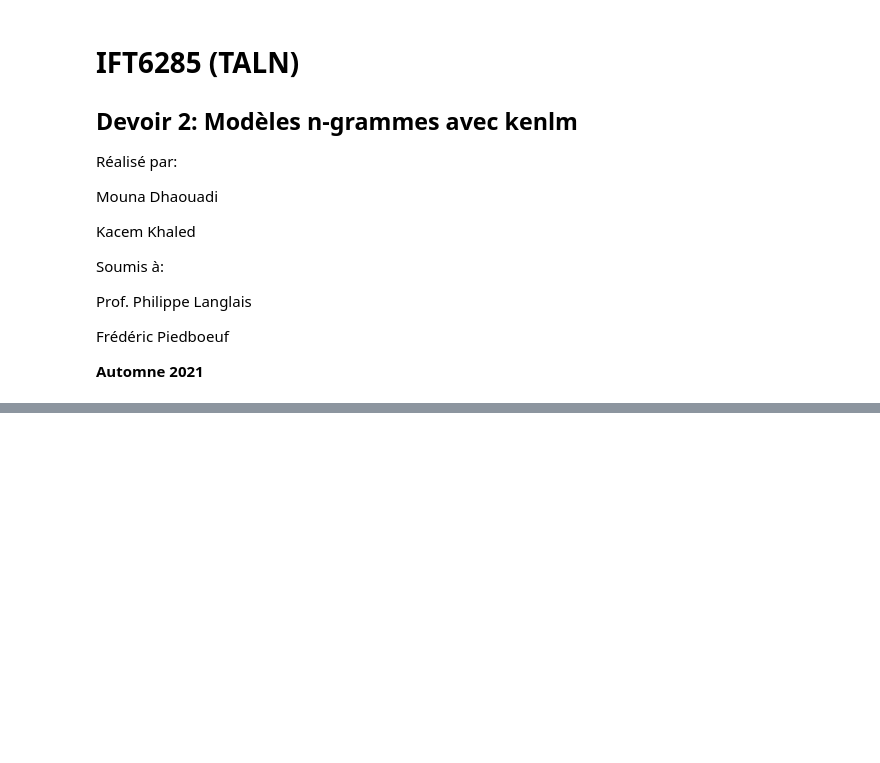
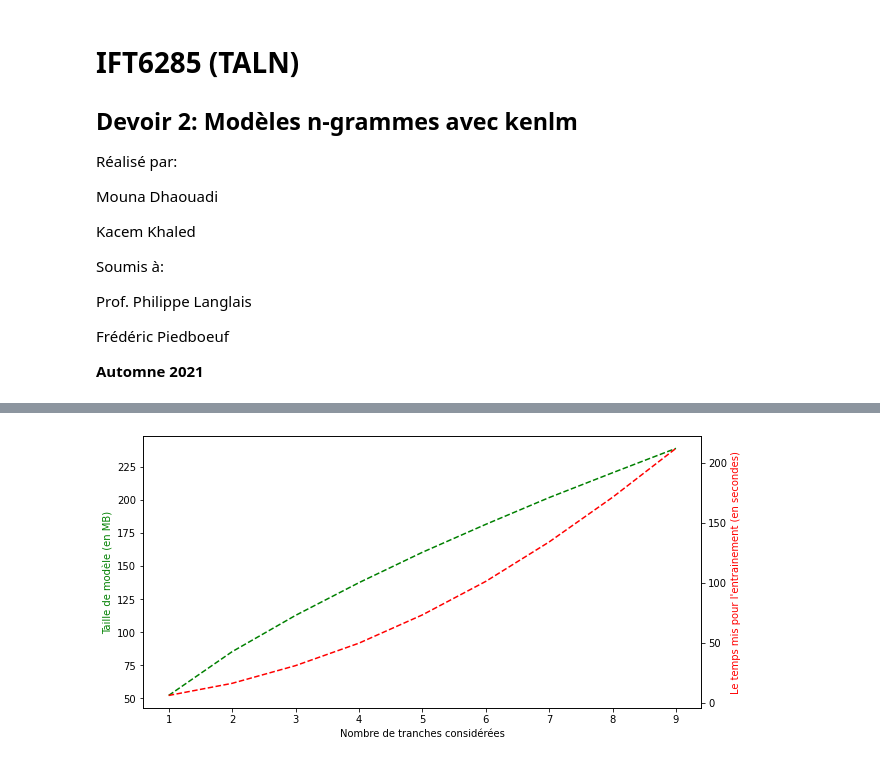
Before and after one commit to KacemKhaled/IFT6285-NLP, a Jupyter notebook: TP2/TP2.ipynb, the cells around one changed output, grey strips where cells are left out. Cells and saved outputs as stored; diff of their text form; code cells hidden in the pictures; blank space fills up the shorter version.

```diff
--- a/TP2/TP2.ipynb
+++ b/TP2/TP2.ipynb
@@ -56,0 +50,5 @@ from statistics import mean
+# %%
+folder = 'training-monolingual.tokenized.shuffled/'
+folder_short = '1bshort/'
+folder_test = 'heldout-monolingual.tokenized.shuffled/'
+kenlm_dir = '/home/kacem/kenlm/'
@@ -56,0 +76,23 @@ from statistics import mean
+# %%
+def train(folder):
+    files = listdir(folder)
+    times = []
+    sizes = []
+    start_time = time.time()
+    fns = ""
+    filenames = ['file1.txt', 'file2.txt', ...]
+
+    for i,fn in enumerate(files):
+        fns += folder+fn+' '
+        training_sample = "models/text.txt"
+        os.system("cat "+fns+ " > "+ training_sample)
+        print(fns)
+        cmd = kenlm_dir+'/build/bin/lmplz -o 2 -S 80% -T /tmp < '+training_sample+' > models/bigram'+str(i+1)+'.arpa'
+        print(cmd)
+        os.system(cmd)
+        times.append(time.time() - start_time)
+        size = os.path.getsize('models/bigram'+str(i+1)+'.arpa')
+        sizes.append(size)
+    return times,sizes
+# %%
+times,sizes = train(folder_short)
@@ -56,0 +118,17 @@ from statistics import mean
+# %%
+tranches = list(range(1,10))
+fig, ax = plt.subplots(figsize=(10, 5))
+sizes_mb = [s/(1024*1024) for s in sizes]
+ax.plot(tranches, sizes_mb  , 'g--') # convert to MB
+ax.set_xlabel("Nombre de tranches considérées")
+ax.set_ylabel("Taille de modèle (en MB)", color = 'g')
+
+ax2=ax.twinx()
+
+ax2.plot(tranches, times,'r--')
+ax2.set_xlabel("Nombre de tranches considérées)")
+ax2.set_ylabel("Le temps mis pour l'entrainement (en secondes)", color = 'r')
+
+plt.show()
+# %% [output]
+[figure, added]
```
Also changed, not shown: parts of 14 cells of this notebook, 4 other files.
